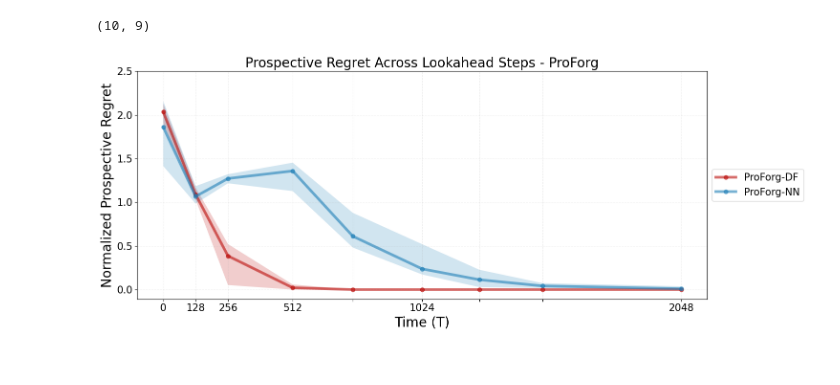
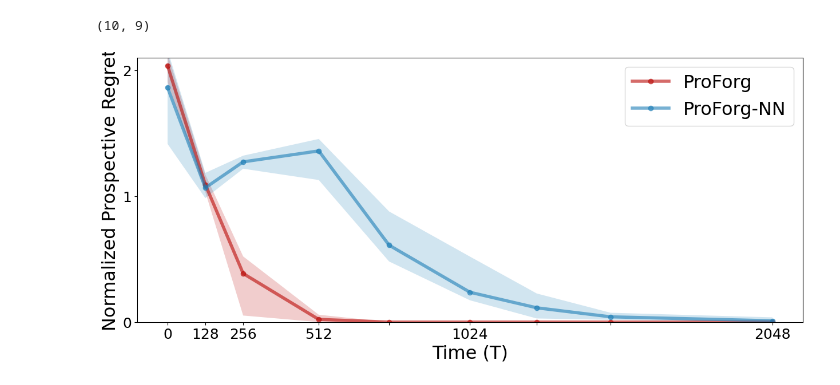
Before and after one commit to neurodata/ProspectiveForaging, a Jupyter notebook: notebooks/fig4_new.ipynb, the cells around one changed output. Cells and saved outputs as stored; diff of their text form; code cells hidden in the pictures.

```diff
--- a/notebooks/fig4_new.ipynb
+++ b/notebooks/fig4_new.ipynb
@@ -53,7 +53,7 @@ print(PREGRETS_NN_arr.shape)
 # %%
 plt.figure(figsize=(15, 6))
 linewidth = 4
-fontsize = 20
+fontsize = 23
 
 pafm_df, pvafm_df = get_close_colors("OrRd", start = 0.45, delta = 0.4, n = 2)
 pafm_nn, pafm_nn_opt = get_close_colors("GnBu", start=0.8, delta=0.25,n = 2)
@@ -67,39 +67,41 @@ colors = {"PVAFM_oh_RF": pvafm_df,
 median = np.median(PREGRETS_DF_arr, axis=0)
 q25  = np.nanpercentile(PREGRETS_DF_arr, 25, axis=0)
 q75  = np.nanpercentile(PREGRETS_DF_arr, 75, axis=0)
-plt.plot(Ts, median,color=colors["PVAFM_oh_RF"], lw = linewidth,marker='o',alpha = 0.6,label = 'ProForg-DF')
+plt.plot(Ts, median,color=colors["PVAFM_oh_RF"], lw = linewidth,marker='o',alpha = 0.6,label = 'ProForg')
 plt.fill_between(Ts, q25, q75, color=colors["PVAFM_oh_RF"], alpha=0.20, edgecolor="none")
 
 
 ## Plot NN
 median = np.median(PREGRETS_NN_arr, axis=0)
 q25  = np.nanpercentile(PREGRETS_NN_arr, 25, axis=0)
 q75  = np.nanpercentile(PREGRETS_NN_arr, 75, axis=0)
 plt.plot(Ts, median,color=colors["PVAFM_oh_NN"], lw = linewidth,marker='o',alpha = 0.6,label = 'ProForg-NN')
 plt.fill_between(Ts, q25, q75, color=colors["PVAFM_oh_NN"], alpha=0.20, edgecolor="none")
 
 
 # median = np.median(PREGRETS_PAFM_NN_arr, axis=0)
 # q25  = np.nanpercentile(PREGRETS_PAFM_NN_arr, 25, axis=0)
 # q75  = np.nanpercentile(PREGRETS_PAFM_NN_arr, 75, axis=0)
 # plt.plot(Ts_offline, median,color=colors["PVAFM_oh_NN"], lw = linewidth,marker='o',alpha = 0.5,label = 'ProForg-NN')
 # plt.fill_between(Ts_offline, q25, q75, color=colors["PVAFM_oh_NN"], alpha=0.10, edgecolor="none")
 
 plt.xlabel("Time (T)",fontsize = fontsize)
 plt.ylabel("Normalized Prospective Regret", fontsize = fontsize)
 # plt.xscale('log')
 
 xticks = Ts
 xticklabels = [str(v) if v in [0,128,256,512,1024,2048] else ""   # hide every 2nd label
                for i, v in enumerate(xticks)]
 plt.xticks(xticks, labels=xticklabels,fontsize = fontsize-5)
 
 # plt.xticks(Ts_PAFM+Ts_PVFM, labels=[str(v) for v in Ts_PAFM+Ts_PVFM])
-plt.yticks([0,0.5,1,1.5,2,2.5],fontsize = fontsize-5)
-plt.title('Prospective Regret Across Lookahead Steps - ProForg',fontsize = fontsize)
+plt.ylim([0,2.1])
+plt.yticks([0,1,2],fontsize = fontsize-5)
+# plt.title('Prospective Regret Across Lookahead Steps - ProForg',fontsize = fontsize)
 # plt.xlim(0,700000)
-plt.legend(loc="center left", bbox_to_anchor=(1, 0.5),fontsize = fontsize-5)
-plt.grid(True, linestyle='--', alpha=0.2)
-plt.tight_layout()
+plt.legend(fontsize = fontsize)
+# plt.grid(True, linestyle='--', alpha=0.2)
+# plt.tight_layout()
+plt.savefig('ProForg_DFNN.png')
 # %% [output]
-[figure, old version]
+[figure, new version]
```
Also changed, not shown: 9 other files.
